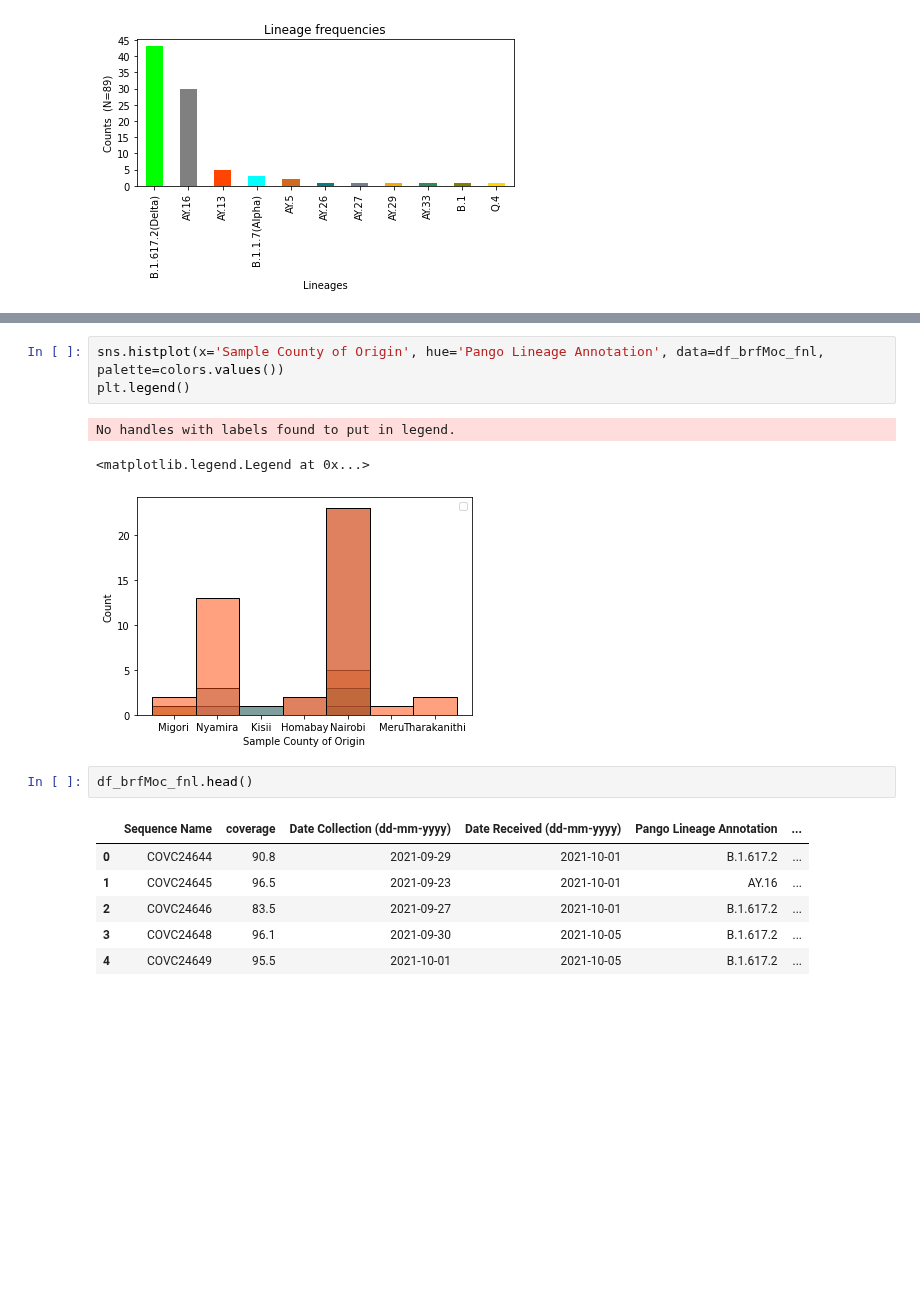
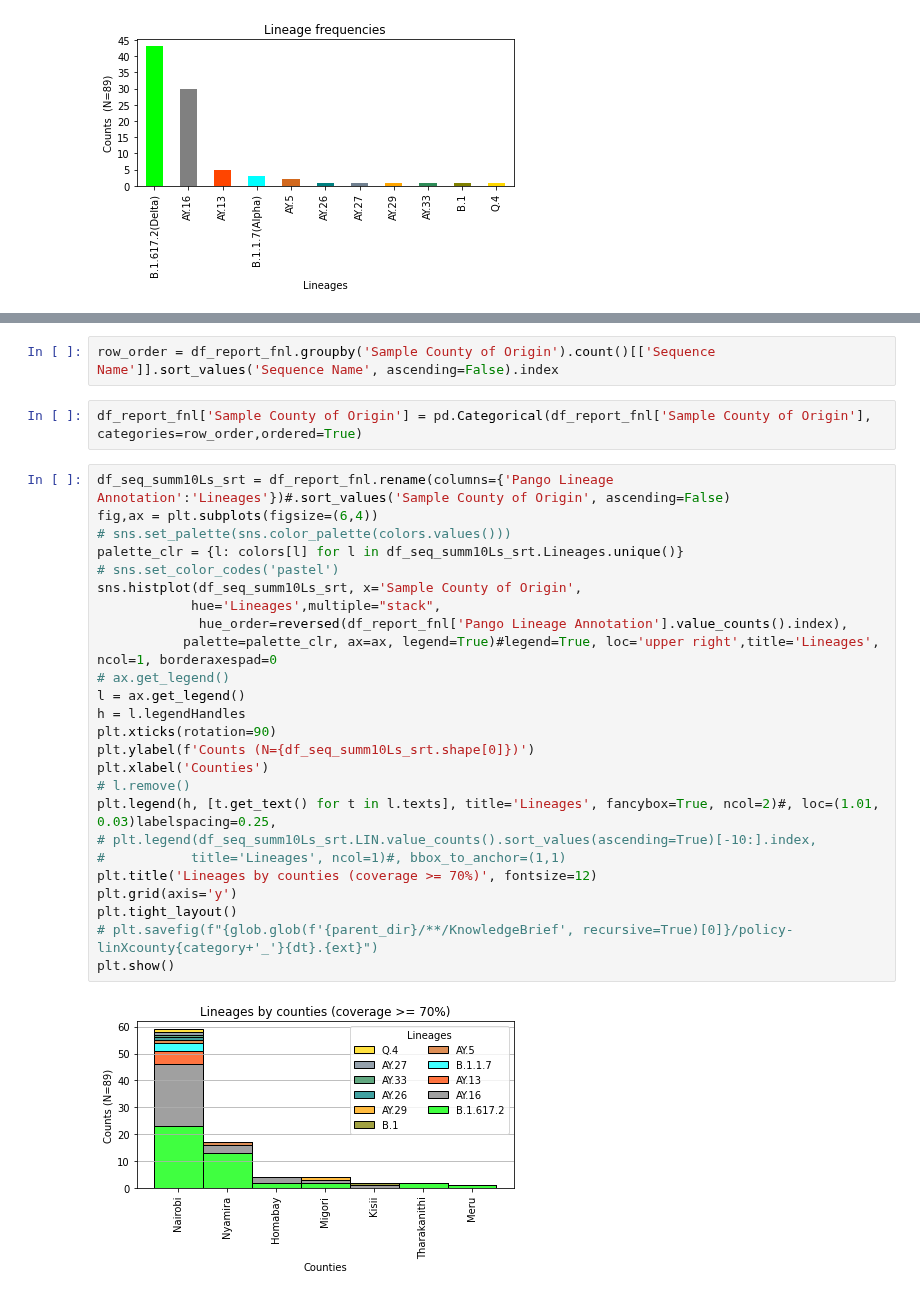
Before and after one commit to ousodaniel/SARS-CoV-2-Data-Workflows, a Jupyter notebook: generalised-seq-metadata-integration-and-KB.ipynb, the cells around one changed output, grey strips where cells are left out. Saved outputs shown, nothing was run; the diff lists cells and outputs as text; blank space fills up the shorter version.

Commit message:
add sns.histplot for lineagesxcounties

```diff
--- a/generalised-seq-metadata-integration-and-KB.ipynb
+++ b/generalised-seq-metadata-integration-and-KB.ipynb
@@ -767,16 +742,31 @@ plt.show()
-# %%
-sns.histplot(x='Sample County of Origin', hue='Pango Lineage Annotation', data=df_brfMoc_fnl, palette=colors.values())
-plt.legend()
-# %% [output]
-No handles with labels found to put in legend.
-<matplotlib.legend.Legend at 0x...>
-[figure, removed]
-# %%
-df_brfMoc_fnl.head()
-# %% [output]
-|  | Sequence Name | coverage | Date Collection (dd-mm-yyyy) | Date Received (dd-mm-yyyy) | Pango Lineage Annotation | ... |
-| 0 | COVC24644 | 90.8 | 2021-09-29 | 2021-10-01 | B.1.617.2 | ... |
-| 1 | COVC24645 | 96.5 | 2021-09-23 | 2021-10-01 | AY.16 | ... |
-| 2 | COVC24646 | 83.5 | 2021-09-27 | 2021-10-01 | B.1.617.2 | ... |
-| 3 | COVC24648 | 96.1 | 2021-09-30 | 2021-10-05 | B.1.617.2 | ... |
-| 4 | COVC24649 | 95.5 | 2021-10-01 | 2021-10-05 | B.1.617.2 | ... |
+# %%
+row_order = df_report_fnl.groupby('Sample County of Origin').count()[['Sequence Name']].sort_values('Sequence Name', ascending=False).index
+# %%
+df_report_fnl['Sample County of Origin'] = pd.Categorical(df_report_fnl['Sample County of Origin'], categories=row_order,ordered=True)
+# %%
+df_seq_summ10Ls_srt = df_report_fnl.rename(columns={'Pango Lineage Annotation':'Lineages'})#.sort_values('Sample County of Origin', ascending=False)
+fig,ax = plt.subplots(figsize=(6,4))
+# sns.set_palette(sns.color_palette(colors.values()))
+palette_clr = {l: colors[l] for l in df_seq_summ10Ls_srt.Lineages.unique()}
+# sns.set_color_codes('pastel')
+sns.histplot(df_seq_summ10Ls_srt, x='Sample County of Origin',
+            hue='Lineages',multiple="stack",
+             hue_order=reversed(df_report_fnl['Pango Lineage Annotation'].value_counts().index),
+           palette=palette_clr, ax=ax, legend=True)#legend=True, loc='upper right',title='Lineages', ncol=1, borderaxespad=0
+# ax.get_legend()
+l = ax.get_legend()
+h = l.legendHandles
+plt.xticks(rotation=90)
+plt.ylabel(f'Counts (N={df_seq_summ10Ls_srt.shape[0]})')
+plt.xlabel('Counties')
+# l.remove()
+plt.legend(h, [t.get_text() for t in l.texts], title='Lineages', fancybox=True, ncol=2)#, loc=(1.01, 0.03)labelspacing=0.25,
+# plt.legend(df_seq_summ10Ls_srt.LIN.value_counts().sort_values(ascending=True)[-10:].index,
+#           title='Lineages', ncol=1)#, bbox_to_anchor=(1,1)
+plt.title('Lineages by counties (coverage >= 70%)', fontsize=12)
+plt.grid(axis='y')
+plt.tight_layout()
+# plt.savefig(f"{glob.glob(f'{parent_dir}/**/KnowledgeBrief', recursive=True)[0]}/policy-linXcounty{category+'_'}{dt}.{ext}")
+plt.show()
+# %% [output]
+[figure, added]
```
Also changed, not shown: parts of 1 cell of this notebook.
